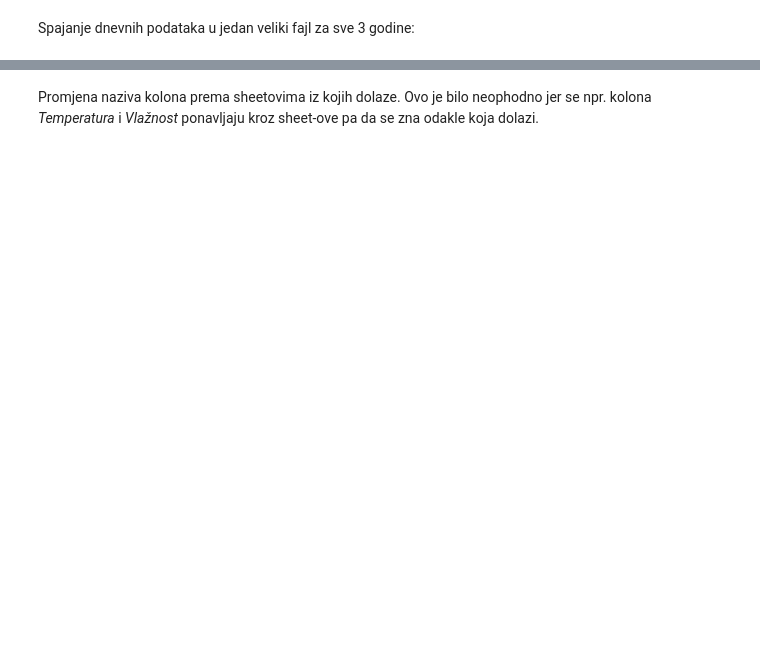
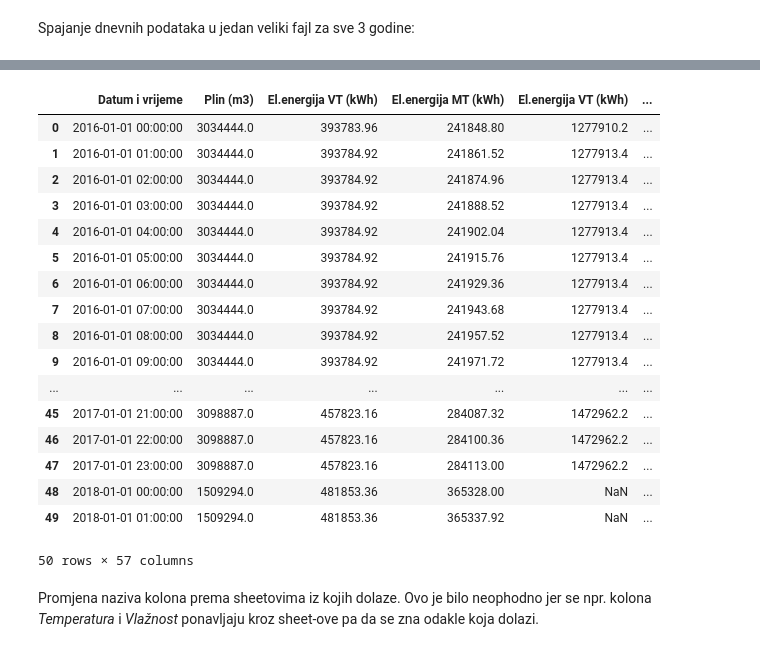
Before and after one commit to ehlimana/EMS, a Jupyter notebook: Merging_files.ipynb, the cells around one changed output, grey strips where cells are left out. Saved outputs shown, nothing was run; the diff lists cells and outputs as text; code cells hidden in the pictures; blank space fills up the shorter version.

```diff
--- a/Merging_files.ipynb
+++ b/Merging_files.ipynb
@@ -33,7 +35,7 @@ for file in file_names:
     selected_sheet_names=[ele for ele in sheet_names if ele not in delete_names]
 
     df=[None]*len(selected_sheet_names)
-    df=[pd.read_excel('Measurement data\\'+file, sheet_name=i, usecols=column_indices[selected_sheet_names.index(i)],parse_dates=[0]) for i in selected_sheet_names]
+    df=[pd.read_excel('Measurement data\\'+file, sheet_name=i, usecols=column_indices[selected_sheet_names.index(i)]) for i in selected_sheet_names]
     df1=pd.concat(df[:],axis=1,)
     df_all_files[file_names.index(file)]=df1
 # %% [markdown]
@@ -59,16 +96,36 @@ df_total.tail()
 # %%
 import datetime as dt
+# %%
+df_total['Datum i vrijeme'] = pd.to_datetime(df_total['Datum i vrijeme'], dayfirst=True)
 # %%
 df_total["hour"]=df_total["Datum i vrijeme"].dt.hour
-df_total["dayofweek"]=df_total["Datum i vrijeme"].dt.dayofweek
 df_total["dayofweek"]=df_total["Datum i vrijeme"].dt.dayofweek
 df_total["Month"]=df_total["Datum i vrijeme"].dt.month
 df_total["Year"]=df_total["Datum i vrijeme"].dt.year
 df_total['quarter'] =df_total['Datum i vrijeme'].dt.quarter
 df_total['dayofyear'] =df_total['Datum i vrijeme'].dt.dayofyear
 df_total['dayofmonth'] = df_total['Datum i vrijeme'].dt.day
 df_total['weekofyear'] = df_total['Datum i vrijeme'].dt.weekofyear
-df_total
+df_total.head(50)
+# %% [output]
+|  | Datum i vrijeme | Plin (m3) | El.energija VT (kWh) | El.energija MT (kWh) | El.energija VT (kWh) | ... |
+| 0 | 2016-01-01 00:00:00 | 3034444.0 | 393783.96 | 241848.80 | 1277910.2 | ... |
+| 1 | 2016-01-01 01:00:00 | 3034444.0 | 393784.92 | 241861.52 | 1277913.4 | ... |
+| 2 | 2016-01-01 02:00:00 | 3034444.0 | 393784.92 | 241874.96 | 1277913.4 | ... |
+| 3 | 2016-01-01 03:00:00 | 3034444.0 | 393784.92 | 241888.52 | 1277913.4 | ... |
+| 4 | 2016-01-01 04:00:00 | 3034444.0 | 393784.92 | 241902.04 | 1277913.4 | ... |
+| 5 | 2016-01-01 05:00:00 | 3034444.0 | 393784.92 | 241915.76 | 1277913.4 | ... |
+| 6 | 2016-01-01 06:00:00 | 3034444.0 | 393784.92 | 241929.36 | 1277913.4 | ... |
+| 7 | 2016-01-01 07:00:00 | 3034444.0 | 393784.92 | 241943.68 | 1277913.4 | ... |
+| 8 | 2016-01-01 08:00:00 | 3034444.0 | 393784.92 | 241957.52 | 1277913.4 | ... |
+| 9 | 2016-01-01 09:00:00 | 3034444.0 | 393784.92 | 241971.72 | 1277913.4 | ... |
+| ... | ... | ... | ... | ... | ... | ... |
+| 45 | 2017-01-01 21:00:00 | 3098887.0 | 457823.16 | 284087.32 | 1472962.2 | ... |
+| 46 | 2017-01-01 22:00:00 | 3098887.0 | 457823.16 | 284100.36 | 1472962.2 | ... |
+| 47 | 2017-01-01 23:00:00 | 3098887.0 | 457823.16 | 284113.00 | 1472962.2 | ... |
+| 48 | 2018-01-01 00:00:00 | 1509294.0 | 481853.36 | 365328.00 | NaN | ... |
+| 49 | 2018-01-01 01:00:00 | 1509294.0 | 481853.36 | 365337.92 | NaN | ... |
+50 rows × 57 columns
 # %%
 df_total=df_total.sort_values(by=["Year","dayofyear","hour"])
 # %% [markdown]
```
Also changed, not shown: parts of 6 cells of this notebook, 1 other file.
